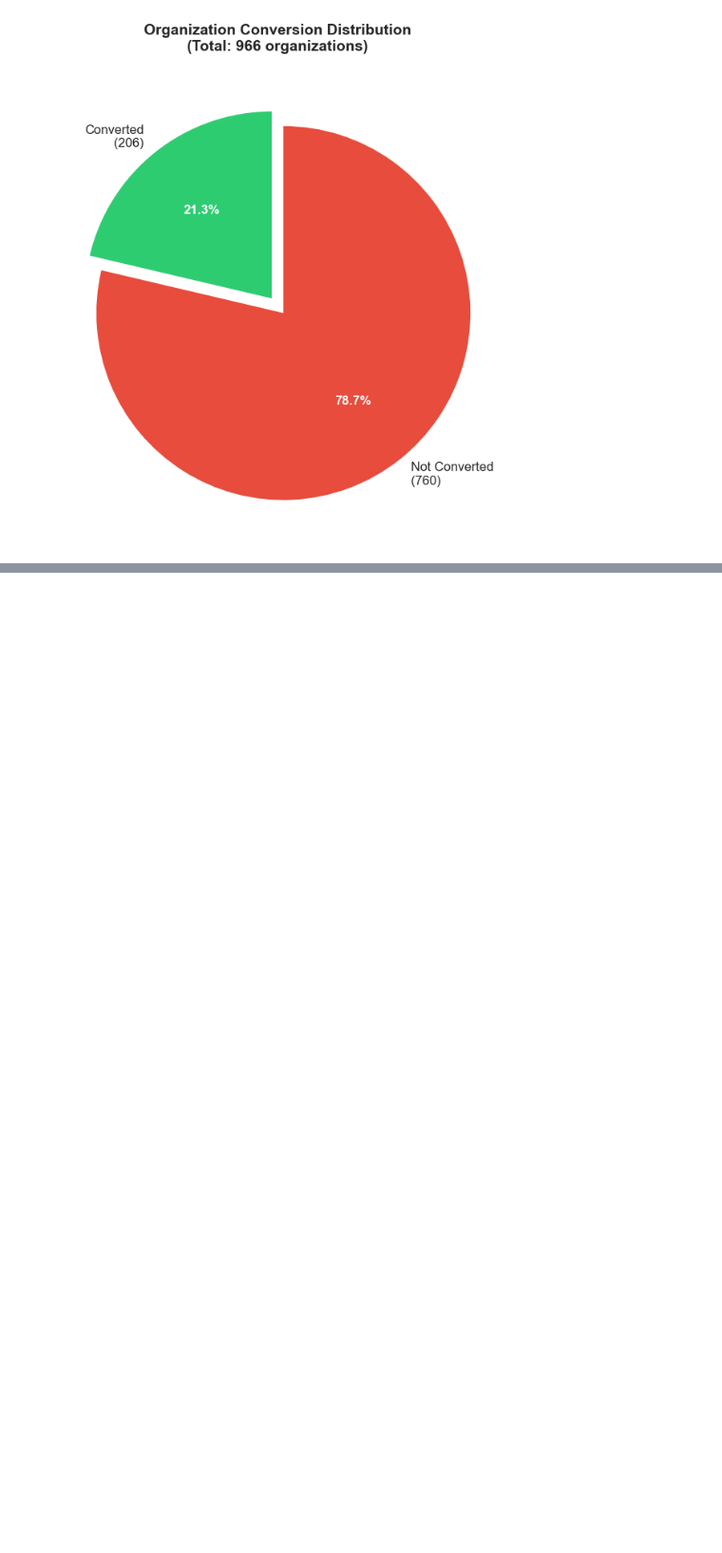
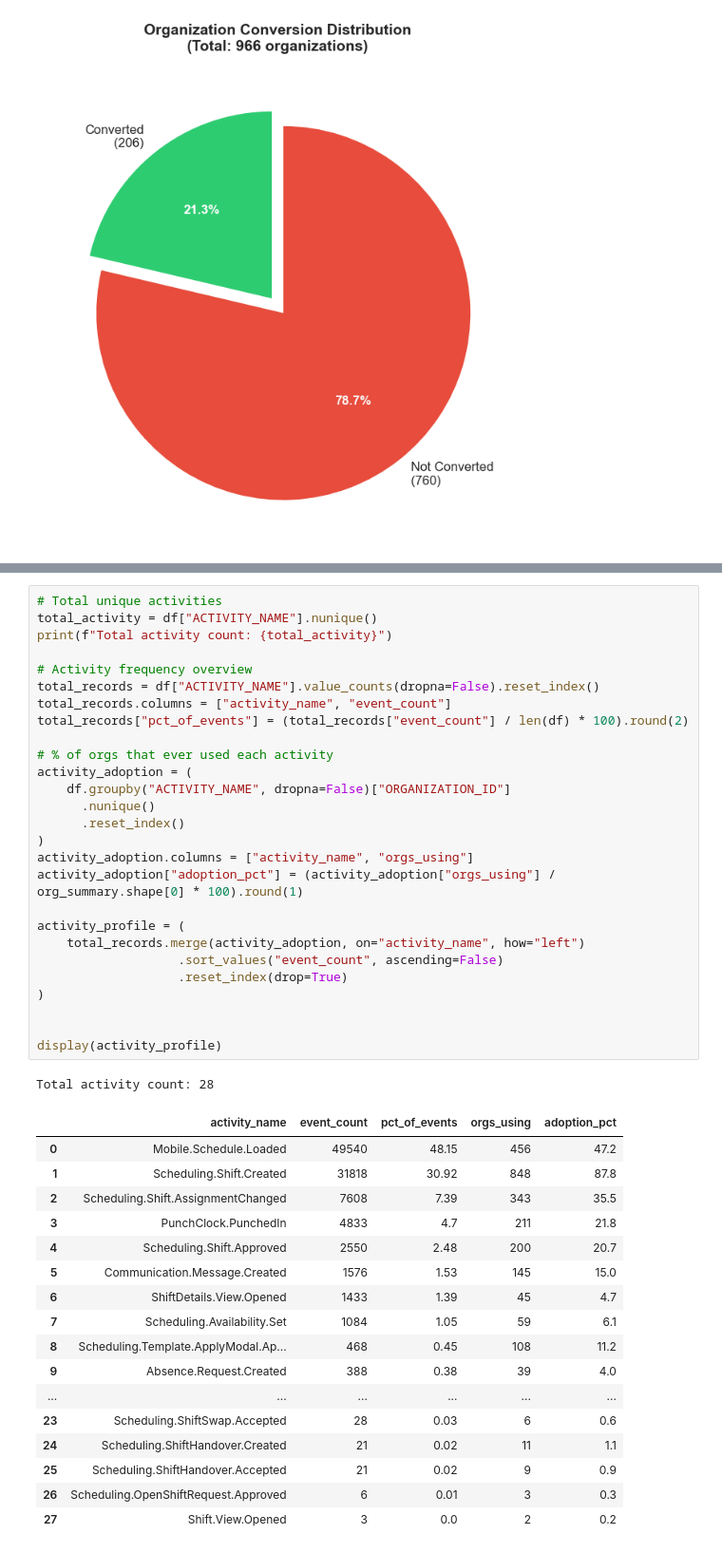
Before and after one commit to Abdussalam-Oluwaseun/Splendor-Analytics---Trial-Activation-Challenge, a Jupyter notebook: EDA.ipynb, the cells around one changed output, grey strips where cells are left out. Shown at 95% size. Drawn from its saved outputs; the diff is of its cells as text; blank space fills up the shorter version.

```diff
--- a/EDA.ipynb
+++ b/EDA.ipynb
@@ -77,0 +183,46 @@ plt.show()
+# %%
+# Total unique activities
+total_activity = df["ACTIVITY_NAME"].nunique()
+print(f"Total activity count: {total_activity}")
+
+# Activity frequency overview
+total_records = df["ACTIVITY_NAME"].value_counts(dropna=False).reset_index()
+total_records.columns = ["activity_name", "event_count"]
+total_records["pct_of_events"] = (total_records["event_count"] / len(df) * 100).round(2)
+
+# % of orgs that ever used each activity
+activity_adoption = (
+    df.groupby("ACTIVITY_NAME", dropna=False)["ORGANIZATION_ID"]
+      .nunique()
+      .reset_index()
+)
+activity_adoption.columns = ["activity_name", "orgs_using"]
+activity_adoption["adoption_pct"] = (activity_adoption["orgs_using"] / org_summary.shape[0] * 100).round(1)
+
+activity_profile = (
+    total_records.merge(activity_adoption, on="activity_name", how="left")
+                   .sort_values("event_count", ascending=False)
+                   .reset_index(drop=True)
+)
+
+
+display(activity_profile)
+# %% [output]
+Total activity count: 28
+|  | activity_name | event_count | pct_of_events | orgs_using | adoption_pct |
+| 0 | Mobile.Schedule.Loaded | 49540 | 48.15 | 456 | 47.2 |
+| 1 | Scheduling.Shift.Created | 31818 | 30.92 | 848 | 87.8 |
+| 2 | Scheduling.Shift.AssignmentChanged | 7608 | 7.39 | 343 | 35.5 |
+| 3 | PunchClock.PunchedIn | 4833 | 4.7 | 211 | 21.8 |
+| 4 | Scheduling.Shift.Approved | 2550 | 2.48 | 200 | 20.7 |
+| 5 | Communication.Message.Created | 1576 | 1.53 | 145 | 15.0 |
+| 6 | ShiftDetails.View.Opened | 1433 | 1.39 | 45 | 4.7 |
+| 7 | Scheduling.Availability.Set | 1084 | 1.05 | 59 | 6.1 |
+| 8 | Scheduling.Template.ApplyModal.Ap... | 468 | 0.45 | 108 | 11.2 |
+| 9 | Absence.Request.Created | 388 | 0.38 | 39 | 4.0 |
+| ... | ... | ... | ... | ... | ... |
+| 23 | Scheduling.ShiftSwap.Accepted | 28 | 0.03 | 6 | 0.6 |
+| 24 | Scheduling.ShiftHandover.Created | 21 | 0.02 | 11 | 1.1 |
+| 25 | Scheduling.ShiftHandover.Accepted | 21 | 0.02 | 9 | 0.9 |
+| 26 | Scheduling.OpenShiftRequest.Approved | 6 | 0.01 | 3 | 0.3 |
+| 27 | Shift.View.Opened | 3 | 0.0 | 2 | 0.2 |
```
Also changed, not shown: parts of 6 cells of this notebook.
